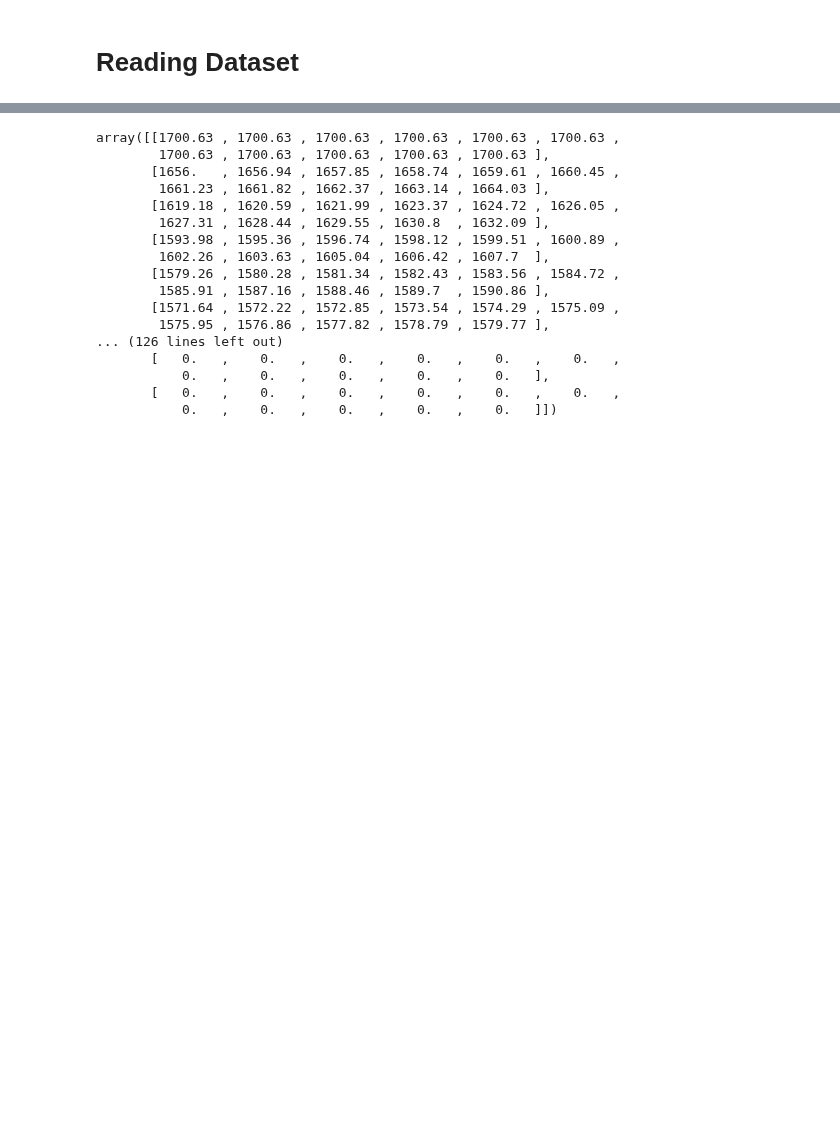
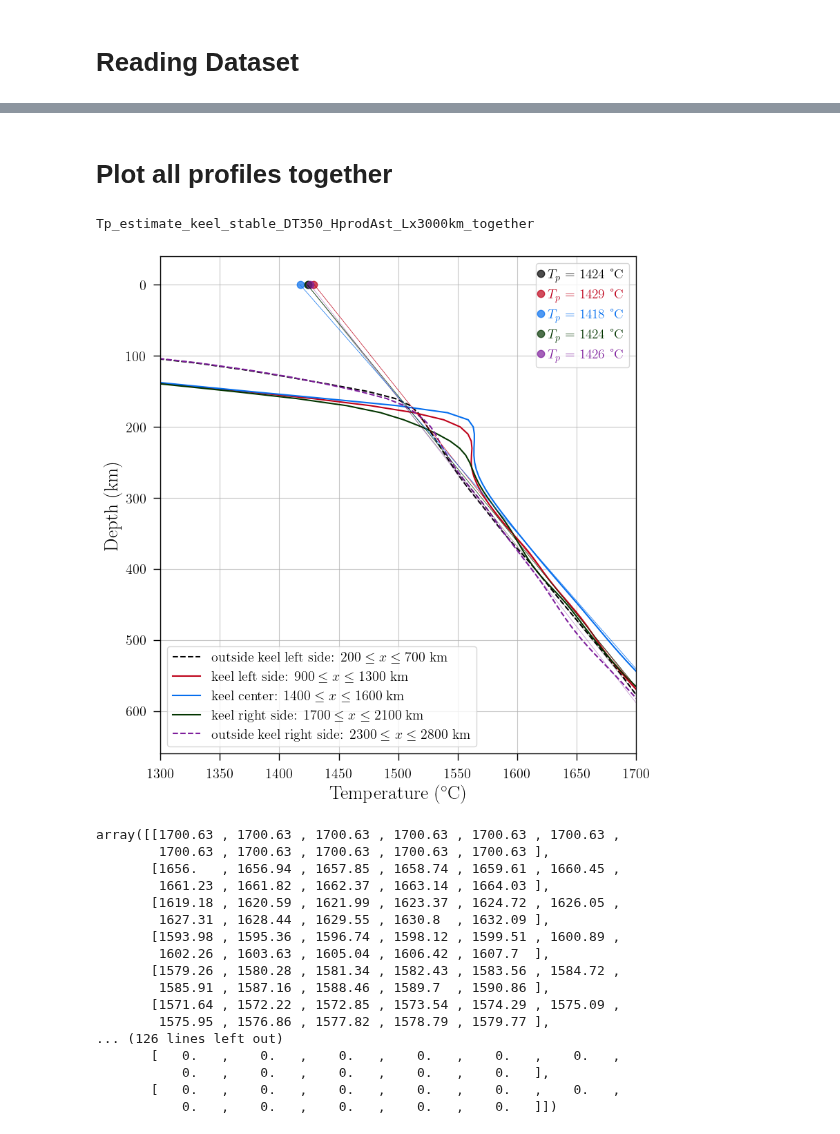
Before and after one commit to jopmas/scripts, a Jupyter notebook: check_Tps.ipynb, the cells around one changed output, grey strips where cells are left out. Cells and saved outputs as stored; diff of their text form; code cells hidden in the pictures; blank space fills up the shorter version.

```diff
--- a/check_Tps.ipynb
+++ b/check_Tps.ipynb
@@ -120,2 +246,65 @@ Datac = data[xcenter].reshape(Nz, len(xcenter[0][xcenter[0]==True]))
+# %% [markdown]
+# Plot all profiles together
+# %%
+plt.close()
+fig, ax = plt.subplots(1, 1, figsize=(8,8), sharex=True, sharey=True, constrained_layout=True)
+
+ax.plot(out_mean_l, z-40, linestyle='--', color = 'xkcd:black', label = r'outside keel left side: $200 \leq x \leq 700$ km')
+ax.plot(keel_mean_l, z-40, linestyle='-', color = 'xkcd:scarlet', label = r'keel left side: $900 \leq x \leq 1300$ km')
+ax.plot(keel_mean_c, z-40, linestyle='-', color='xkcd:cerulean blue', label = r'keel center: $1400 \leq x \leq 1600$ km')
+ax.plot(keel_mean_r, z-40, linestyle='-', color = 'xkcd:dark green', label = r'keel right side: $1700 \leq x \leq 2100$ km')
+ax.plot(out_mean_r, z-40, linestyle='--', color = 'xkcd:purple', label = r'outside keel right side: $2300 \leq x \leq 2800$ km')
+
+z_aux = z - 40
+
+ax.plot(Tp_out_l, 0, marker='.', markersize=15, color = 'xkcd:black', alpha=0.7)#, label=f'{Tp_out_l} °C')
+ax.plot(Tp_keel_l, 0, marker='.', markersize=15, color = 'xkcd:scarlet', alpha=0.7)#, label=f'{Tp_keel_l} °C')
+ax.plot(Tp_keel_c, 0, marker='.', markersize=15, color='xkcd:cerulean blue', alpha=0.7)#, label=f'{Tp_keel_c} °C')
+ax.plot(Tp_keel_r, 0, marker='.', markersize=15, color = 'xkcd:dark green', alpha=0.7)#, label=f'{Tp_keel_r} °C')
+ax.plot(Tp_out_r, 0, marker='.', markersize=15, color = 'xkcd:purple', alpha=0.7)#, label=f'{Tp_out_r} °C')
+
+ax.plot(fit_out_l[z_aux>=0], z_aux[z_aux>=0], linestyle='-', linewidth=0.5, color = 'xkcd:black', alpha=0.5)
+ax.plot(fit_keel_l[z_aux>=0], z_aux[z_aux>=0], linestyle='-', linewidth=0.5, color = 'xkcd:scarlet')
+ax.plot(fit_keel_c[z_aux>=0], z_aux[z_aux>=0], linestyle='-', linewidth=0.5, color='xkcd:cerulean blue')
+ax.plot(fit_keel_r[z_aux>=0], z_aux[z_aux>=0], linestyle='-', linewidth=0.5, color = 'xkcd:dark green')
+ax.plot(fit_out_r[z_aux>=0], z_aux[z_aux>=0], linestyle='-', linewidth=0.5, color='xkcd:purple', alpha=0.5)
+
+# fsize = 14
+# yshift = 10
+# ax.text(Tp_keel_l, 0-yshift, f'{Tp_keel_l} °C', fontsize=fsize, color='xkcd:scarlet', rotation=45)
+# ax.text(Tp_keel_c+5, 0-yshift, f'{Tp_keel_c} °C', fontsize=fsize, color='xkcd:cerulean blue', rotation=45)
+# ax.text(Tp_keel_r+15, 0-yshift, f'{Tp_keel_r} °C', fontsize=fsize, color='xkcd:dark green', rotation=45)
+# ax.text(Tp_out_l, 0-yshift, f'{Tp_out_l} °C', fontsize=fsize, color='xkcd:black', rotation=45)
+# ax.text(Tp_out_r, 0-yshift, f'{Tp_out_r} °C', fontsize=fsize, color='xkcd:purple', rotation=45)
+
+#set plot details
+fsize = 20
+ax.set_xlabel(r'Temperature ($^{\circ}$C)', fontsize=fsize)
+ax.set_ylabel('Depth (km)', fontsize=fsize)
+ax.grid('-k', alpha=0.7)
+ax.set_xlim(1300, 1700)
+ax.set_ylim(660, -40)
+# ax.set_ylim(200, 0)
+
+ax.legend(loc='lower left')
+
+ax2 = ax.twinx()
+ax2.axis('off')
+ax2.plot(-10, -10, marker='.', markersize=15, color = 'xkcd:black', alpha=0.7, label=f'$T_p$ = {Tp_out_l} °C')
+ax2.plot(-10, -10, marker='.', markersize=15, color = 'xkcd:scarlet', alpha=0.7, label=f'$T_p$ = {Tp_keel_l} °C')
+ax2.plot(-10, -10, marker='.', markersize=15, color='xkcd:cerulean blue', alpha=0.7, label=f'$T_p$ = {Tp_keel_c} °C')
+ax2.plot(-10, -10, marker='.', markersize=15, color = 'xkcd:dark green', alpha=0.7, label=f'$T_p$ = {Tp_keel_r} °C')
+ax2.plot(-10, -10, marker='.', markersize=15, color = 'xkcd:purple', alpha=0.7, label=f'$T_p$ = {Tp_out_r} °C')
+ax2.legend(loc='upper right', labelcolor='linecolor', handlelength=0, handletextpad=0.5, fontsize=14)
+
+figname = f'Tp_estimate_{model_name}_together'
+print(figname)
+fig.savefig(f'out/plots/{figname}.png', dpi=400)
+fig.savefig(f'out/plots/{figname}.pdf', dpi=400)
+fig.savefig(f'{output_path}/{figname}.png', dpi=400)
+fig.savefig(f'{output_path}/{figname}.pdf', dpi=400)
+# %% [output]
+Tp_estimate_keel_stable_DT350_HprodAst_Lx3000km_together
+[figure, added]
 # %%
 d = np.asarray(dataset.temperature[-1]).T
```
Also changed, not shown: parts of 8 cells of this notebook, 16 other files.
